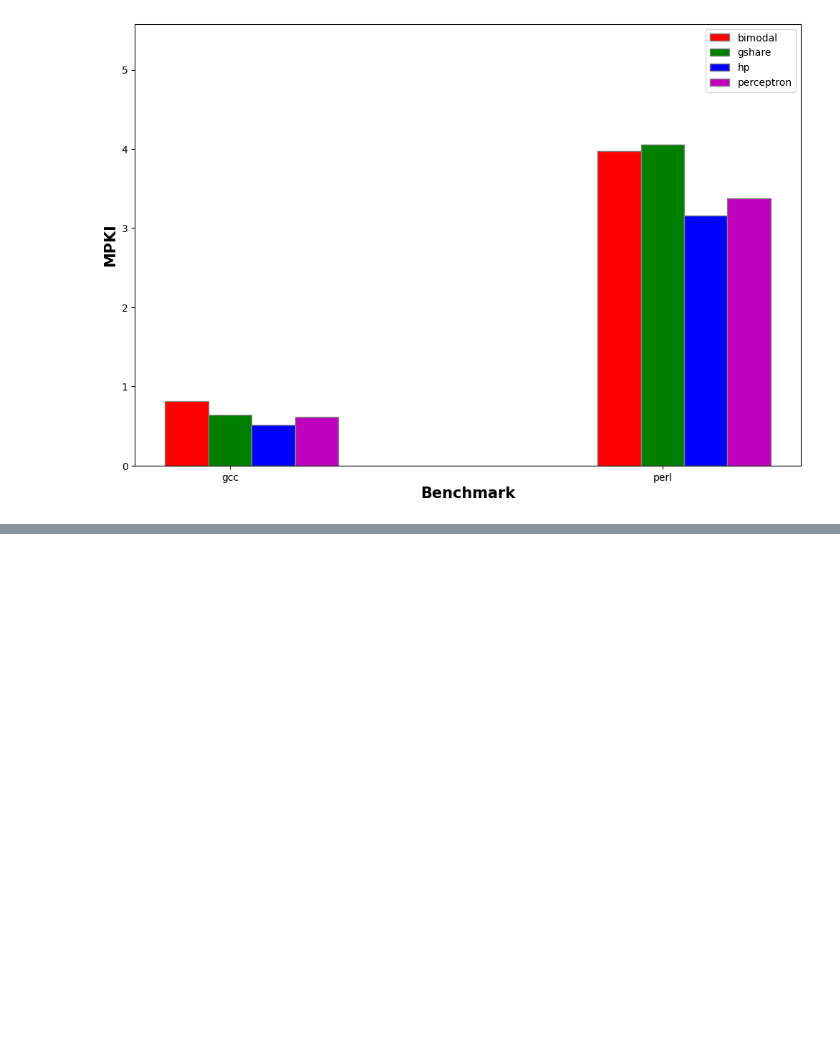
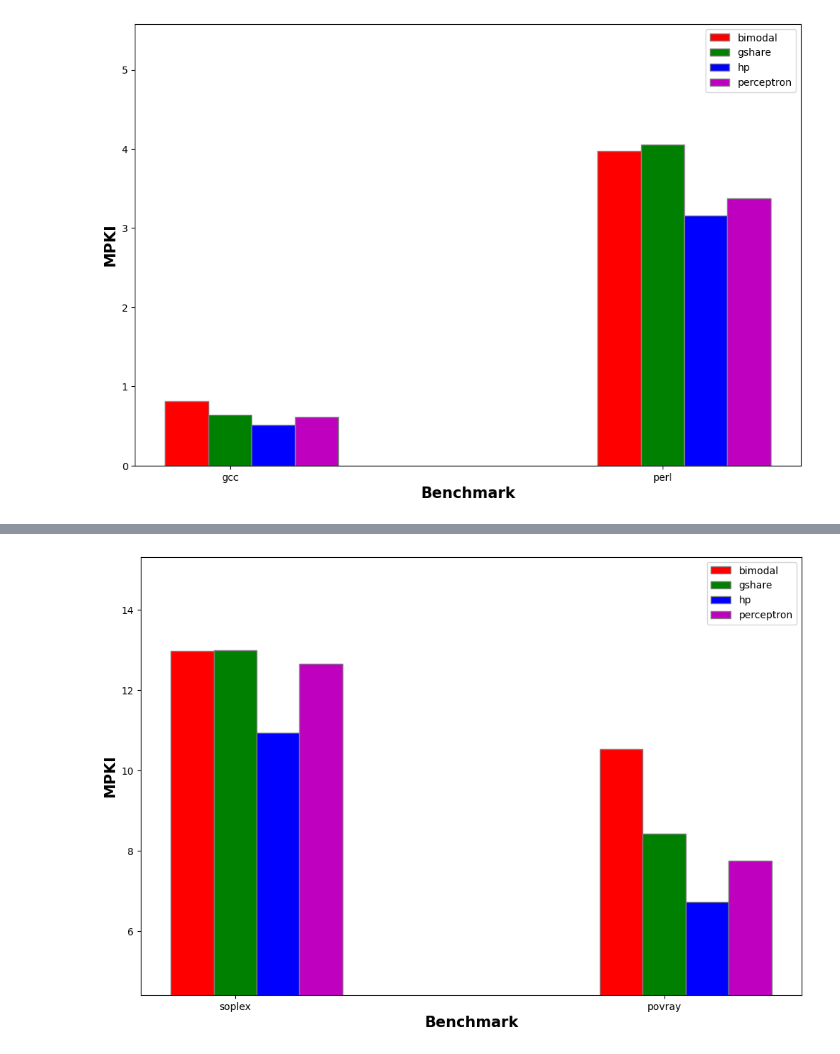
Before and after one commit to kumj2028/ChampSim, a Jupyter notebook: traces/plotting.ipynb, the cells around one changed output, grey strips where cells are left out. Saved outputs shown, nothing was run; the diff lists cells and outputs as text; code cells hidden in the pictures; blank space fills up the shorter version.

```diff
--- a/traces/plotting.ipynb
+++ b/traces/plotting.ipynb
@@ -90,0 +143,4 @@ draw_bar_graph('MPKI')
+# %%
+draw_bar_graph_float('MPKI')
+# %% [output]
+[figure, added]
```
Also changed, not shown: parts of 10 cells of this notebook, 9 other files.
